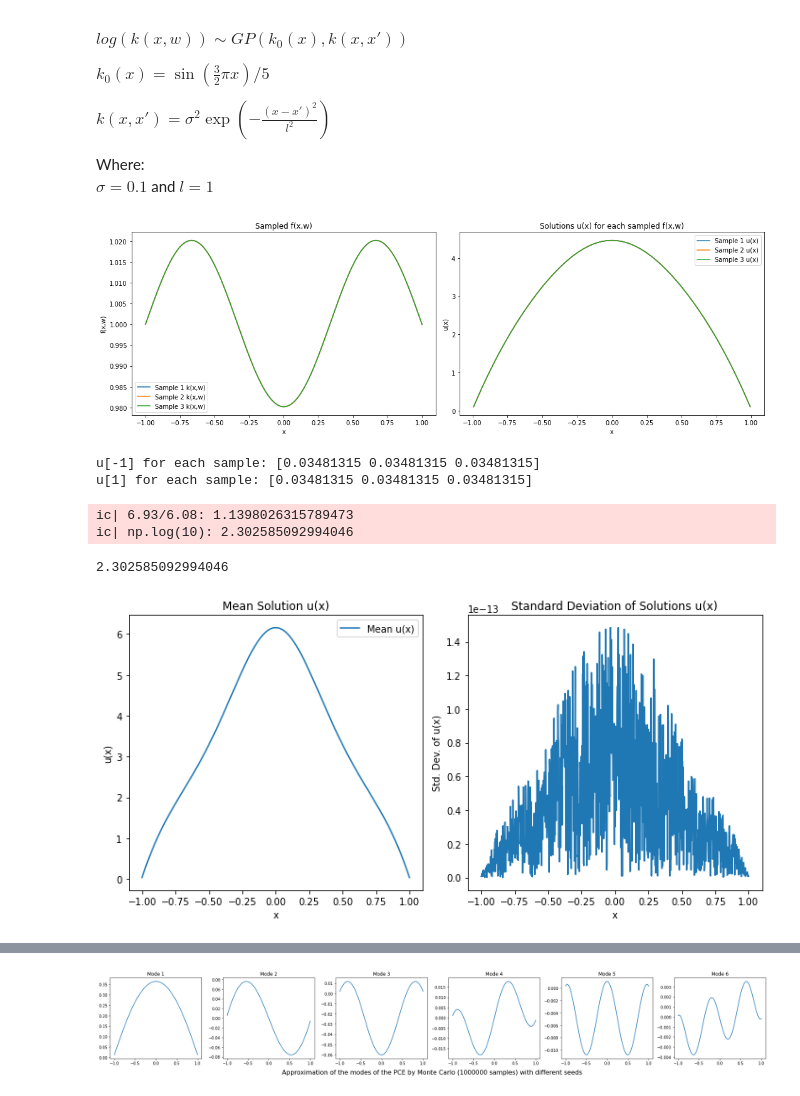
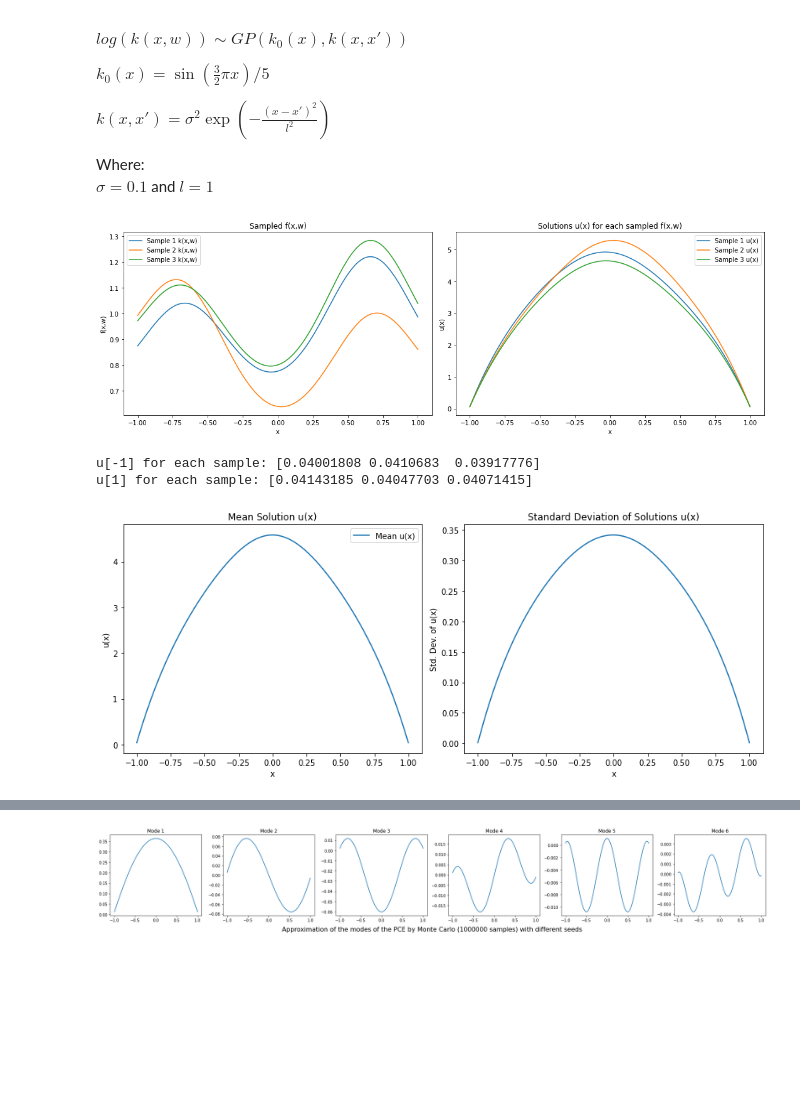
Before and after one commit to bonneted/pinn-cm, a Jupyter notebook: UQ/inverse_elliptic.ipynb, the cells around one changed output, grey strips where cells are left out. Saved outputs shown, nothing was run; the diff lists cells and outputs as text; code cells hidden in the pictures; blank space fills up the shorter version.

Commit message:
update elliptic

```diff
--- a/UQ/inverse_elliptic.ipynb
+++ b/UQ/inverse_elliptic.ipynb
@@ -19,16 +19,18 @@ import numpy as np
 import matplotlib.pyplot as plt
 from scipy.sparse import diags
 from scipy.sparse.linalg import spsolve
+import fipy as fp
+
 
 # Define parameters
 sigma = 0.1
 l = 1
 n_points = 1000
 x = np.linspace(-1, 1, n_points)
-
+dx = 2 / (n_points - 1)
 # Define the mean function and the kernel
 
-k0 = lambda x: np.sin(3/2*np.pi * x-np.pi/2)/50
+k0 = lambda x: np.sin(3/2*np.pi * x-np.pi/2)/5
 # k0 = lambda x: np.zeros(len(x))
 
 
@@ -60,36 +62,33 @@ def solve_elliptic(k, f_value=10, u_left=0, u_right=0):
 
     N = len(k)
     dx = 2 / (N - 1) # x is in [-1, 1]
-    f_extended = np.zeros(N+4)
-    f_extended[2:-2] = np.full(N, f_value)
+    f_extended = np.zeros(N+2)
+    f_extended[1:-1] = np.full(N, f_value)
 
     # Incorporate k into the diagonals
     #Extend k and f with virtual points
     k_extended = np.ones(N+4)
     k_extended[2:-2] = k
 
-    # Incorporate k into the diagonals
-    main_diag = np.zeros(N+4)
-    off_diag_left = np.zeros(N+3)
-    off_diag_right = np.zeros(N+3)
+    # Compute the average k values for finite difference scheme
+    k_plus_half = 0.5 * (k_extended[1:-1] + k_extended[2:])
+    k_minus_half = 0.5 * (k_extended[1:-1] + k_extended[:-2])
 
-    for i in range(1, N+3):
-        main_diag[i] = -2*k_extended[i]
-        off_diag_left[i-1] = k_extended[i-1]
-        off_diag_right[i] = k_extended[i+1]
+    # Create a tridiagonal matrix
+    main_diag = (k_plus_half + k_minus_half) / dx**2
+    off_diag_left = -k_minus_half[1:] / dx**2
+    off_diag_right = -k_plus_half[:-1] / dx**2
 
-    # Using virtual points to enforce boundary conditions
-    main_diag[0] = main_diag[-1] = -2*k_extended[0]
     f_extended[1] = u_left*k_extended[2]/dx**2
     f_extended[-2] = u_right*k_extended[-3]/dx**2
 
     diagonals = [main_diag, off_diag_right, off_diag_left]
-    A = diags(diagonals, [0, 1, -1], format="csr")/dx**2*np.log(10)/2
+    A = diags(diagonals, [0, 1, -1], format="csr")
 
-    u_full = spsolve(A, -f_extended)
+    u_full = spsolve(A, f_extended)
 
     # Return u without the ghost points
-    return u_full[2:-2]
+    return u_full[1:-1]
 
 
 n_samples = 3
@@ -109,7 +108,7 @@ plt.ylabel('f(x,w)')
 plt.legend()
 
 # Right subplot for u(x)
-offset = 4
+offset = 1
 plt.subplot(1, 2, 2)
 for i in range(n_samples):
     plt.plot(x[offset:-offset], u_solutions[i][offset:-offset], label=f"Sample {i+1} u(x)")
@@ -129,23 +128,15 @@ u_right_boundary = u_solutions[:, -1]
 print(f"u[-1] for each sample: {u_left_boundary}")
 print(f"u[1] for each sample: {u_right_boundary}")
 # %% [output]
-[figure, old version]
+[figure, new version]
-u[-1] for each sample: [0.03481315 0.03481315 0.03481315]
-u[1] for each sample: [0.03481315 0.03481315 0.03481315]
+u[-1] for each sample: [0.04001808 0.0410683  0.03917776]
+u[1] for each sample: [0.04143185 0.04047703 0.04071415]
-# %%
-from icecream import ic
-ic(6.93/6.08)
-ic(np.log(10))
-# %% [output]
-ic| 6.93/6.08: 1.1398026315789473
-ic| np.log(10): 2.302585092994046
-2.302585092994046
 # %%
 n_points = 1000
 x = np.linspace(-1, 1, n_points)
 dx = x[1] - x[0]
 
-n_samples = 1000
+n_samples = 10000
 # k0 = lambda x: np.zeros(len(x))
 
 
@@ -161,33 +152,33 @@ def sample_GP(x, n_samples=1):
 # log_k_samples = np.zeros((n_samples, n_points))
 log_k_samples = sample_GP(x, n_samples)
 
 k_samples = np.exp(log_k_samples)
-u_solutions = np.array([solve_elliptic(k_sample) for k_sample in k_samples])
+u_solutions = np.array([solve_elliptic(k_sample,f_value=10) for k_sample in k_samples])
 
 # Calculate the mean and standard deviation along the sample axis
 u_mean = u_solutions.mean(axis=0)
 u_std = u_solutions.std(axis=0)
 
 # Plot the mean and standard deviation side by side
-plt.figure(figsize=(10, 5))
+plt.figure(figsize=(12, 5))
 
 # Left subplot for mean of u(x)
 plt.subplot(1, 2, 1)
 plt.plot(x, u_mean, label="Mean u(x)")
 # plt.fill_between(x, u_mean - u_std, u_mean + u_std, color='gray', alpha=0.5, label="±1 std. dev.")
 plt.title("Mean Solution u(x)")
 plt.xlabel('x')
 plt.ylabel('u(x)')
 plt.legend()
 
 # Right subplot for standard deviation of u(x)
 plt.subplot(1, 2, 2)
 plt.plot(x, u_std, label="Standard Deviation u(x)")
 plt.title("Standard Deviation of Solutions u(x)")
 plt.xlabel('x')
 plt.ylabel('Std. Dev. of u(x)')
 
 plt.tight_layout()
 plt.show()
 # %% [output]
-[figure, old version]
+[figure, new version]
```
Also changed, not shown: parts of 8 cells of this notebook.
